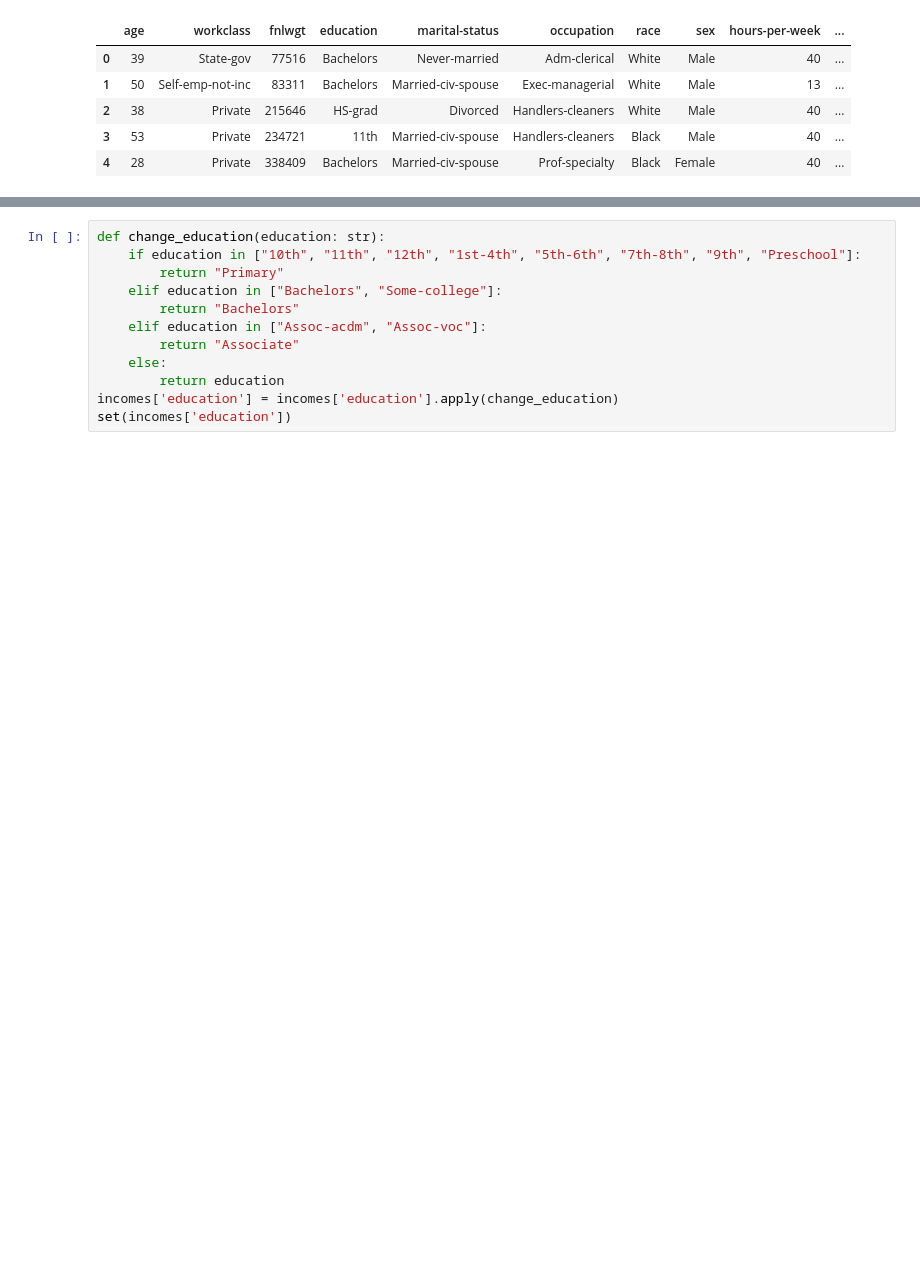
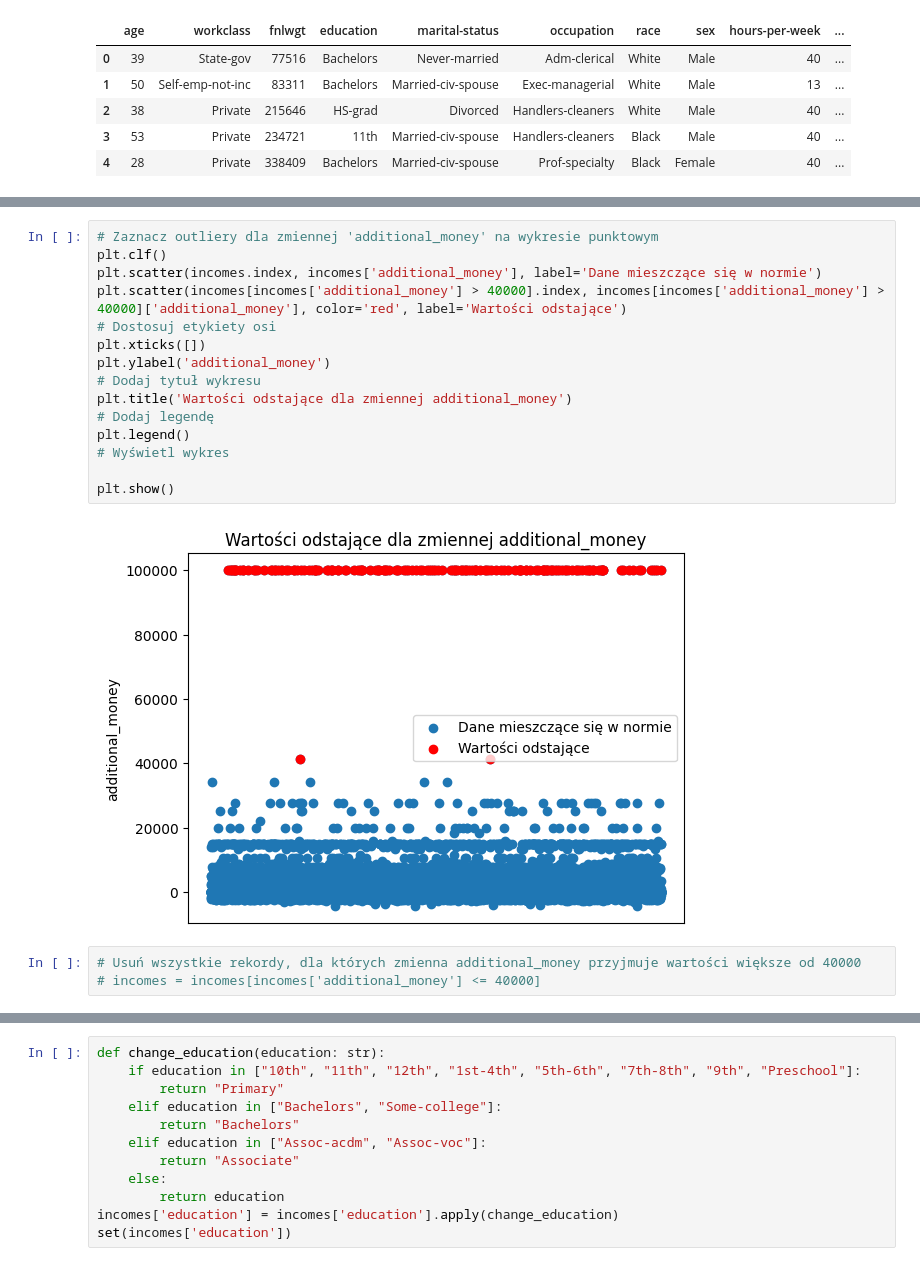
Before and after one commit to dsuszek/pjatk-pum, a Jupyter notebook: FinalProject/Raport_koncowy_s23396_s23632.ipynb, the cells around one changed output, grey strips where cells are left out. Saved outputs shown, nothing was run; the diff lists cells and outputs as text; blank space fills up the shorter version.

```diff
--- a/FinalProject/Raport_koncowy_s23396_s23632.ipynb
+++ b/FinalProject/Raport_koncowy_s23396_s23632.ipynb
@@ -122,0 +113,20 @@ incomes.head()
+# %%
+# Zaznacz outliery dla zmiennej 'additional_money' na wykresie punktowym
+plt.clf()
+plt.scatter(incomes.index, incomes['additional_money'], label='Dane mieszczące się w normie')
+plt.scatter(incomes[incomes['additional_money'] > 40000].index, incomes[incomes['additional_money'] > 40000]['additional_money'], color='red', label='Wartości odstające')
+# Dostosuj etykiety osi
+plt.xticks([])
+plt.ylabel('additional_money')
+# Dodaj tytuł wykresu
+plt.title('Wartości odstające dla zmiennej additional_money')
+# Dodaj legendę
+plt.legend()
+# Wyświetl wykres
+
+plt.show()
+# %% [output]
+[figure, added]
+# %%
+# Usuń wszystkie rekordy, dla których zmienna additional_money przyjmuje wartości większe od 40000
+# incomes = incomes[incomes['additional_money'] <= 40000]
```
Also changed, not shown: parts of 27 cells of this notebook, 6 other files.
